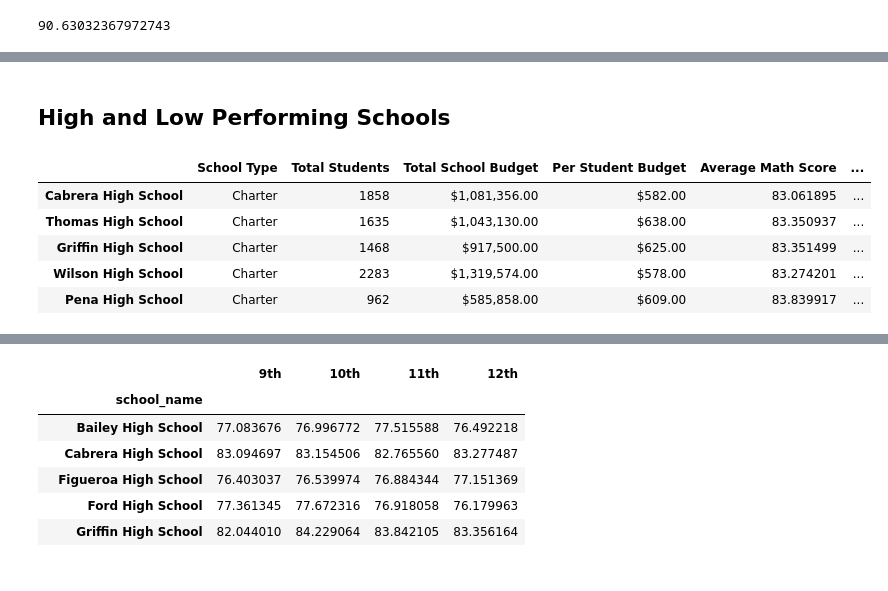
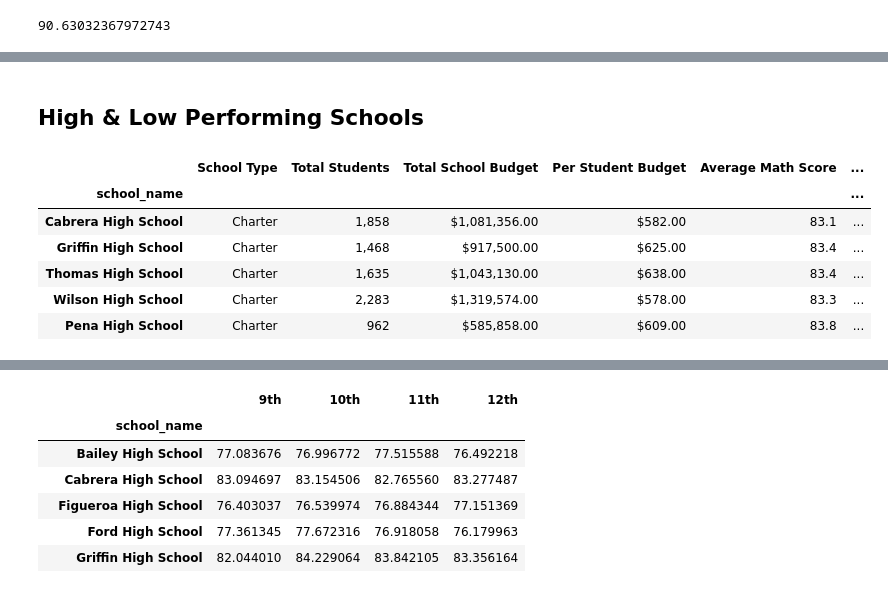
Before and after one commit to dharlerjr/School_District_Analysis, a Jupyter notebook: PyCitySchools_Challenge.ipynb, the cells around one changed output, grey strips where cells are left out. Drawn from its saved outputs; the diff is of its cells as text; code cells hidden in the pictures.

```diff
--- a/PyCitySchools_Challenge.ipynb
+++ b/PyCitySchools_Challenge.ipynb
@@ -178,22 +196,22 @@ per_school_types = school_data_df.set_index(["school_name"])["type"]
 per_school_counts = school_data_complete_df["school_name"].value_counts()
 
 # Calculate the total school budget and per capita spending
-per_school_budget = school_data_complete_df.groupby(["school_name"]).mean()["budget"]
+per_school_budget = school_data_complete_df.groupby(["school_name"])["budget"].mean()
 
 # Calculate the per capita spending.
 per_school_capita = per_school_budget / per_school_counts
 
 # Calculate the average test scores.
-per_school_math = school_data_complete_df.groupby(["school_name"]).mean()["math_score"]
-per_school_reading = school_data_complete_df.groupby(["school_name"]).mean()["reading_score"]
+per_school_math = school_data_complete_df.groupby(["school_name"])["math_score"].mean()
+per_school_reading = school_data_complete_df.groupby(["school_name"])["reading_score"].mean()
 
 # Calculate the passing scores by creating a filtered DataFrame.
 per_school_passing_math = school_data_complete_df[(school_data_complete_df["math_score"] >= 70)]
 per_school_passing_reading = school_data_complete_df[(school_data_complete_df["reading_score"] >= 70)]
 
 # Calculate the number of students passing math and passing reading by school.
-per_school_passing_math = per_school_passing_math.groupby(["school_name"]).count()["student_name"]
-per_school_passing_reading = per_school_passing_reading.groupby(["school_name"]).count()["student_name"]
+per_school_passing_math = per_school_passing_math.groupby(["school_name"])["student_name"].count()
+per_school_passing_reading = per_school_passing_reading.groupby(["school_name"])["student_name"].count()
 
 # Calculate the percentage of passing math and reading scores per school.
 per_school_passing_math = per_school_passing_math / per_school_counts * 100
@@ -357,3 +437,13 @@ per_school_summary_df
 | Thomas High School | Charter | 1635 | $1,043,130.00 | $638.00 | 83.350937 | ... |
 | Wilson High School | Charter | 2283 | $1,319,574.00 | $578.00 | 83.274201 | ... |
 | Wright High School | Charter | 1800 | $1,049,400.00 | $583.00 | 83.682222 | ... |
+# %%
+# Format remaining columns
+# per_school_summary_df["Total Students"] = per_school_summary_df["Total Students"].map("{:,}".format)
+per_school_summary_df["Average Math Score"] = per_school_summary_df["Average Math Score"].map("{:.1f}".format)
+per_school_summary_df["Average Reading Score"] = per_school_summary_df["Average Reading Score"].map("{:.1f}".format)
+per_school_summary_df["% Passing Math"] = per_school_summary_df["% Passing Math"].map("{:.1f}%".format)
+per_school_summary_df["% Passing Reading"] = per_school_summary_df["% Passing Reading"].map("{:.1f}%".format)
+per_school_summary_df["% Overall Passing"] = per_school_summary_df["% Overall Passing"].map("{:.1f}%".format)
+
+per_school_summary_df
@@ -360,14 +471,14 @@ per_school_summary_df
 # %% [markdown]
-## High and Low Performing Schools
+## High & Low Performing Schools
 # %%
 # Sort and show top five schools.
-top_schools = per_school_summary_df.sort_values(["% Overall Passing"], ascending=False)
-
-top_schools.head()
+top_schools = per_school_summary_df.sort_values(["% Overall Passing"], ascending=False).head()
+top_schools
 # %% [output]
 |  | School Type | Total Students | Total School Budget | Per Student Budget | Average Math Score | ... |
-| Cabrera High School | Charter | 1858 | $1,081,356.00 | $582.00 | 83.061895 | ... |
-| Thomas High School | Charter | 1635 | $1,043,130.00 | $638.00 | 83.350937 | ... |
-| Griffin High School | Charter | 1468 | $917,500.00 | $625.00 | 83.351499 | ... |
-| Wilson High School | Charter | 2283 | $1,319,574.00 | $578.00 | 83.274201 | ... |
-| Pena High School | Charter | 962 | $585,858.00 | $609.00 | 83.839917 | ... |
+| school_name |  |  |  |  |  | ... |
+| Cabrera High School | Charter | 1,858 | $1,081,356.00 | $582.00 | 83.1 | ... |
+| Griffin High School | Charter | 1,468 | $917,500.00 | $625.00 | 83.4 | ... |
+| Thomas High School | Charter | 1,635 | $1,043,130.00 | $638.00 | 83.4 | ... |
+| Wilson High School | Charter | 2,283 | $1,319,574.00 | $578.00 | 83.3 | ... |
+| Pena High School | Charter | 962 | $585,858.00 | $609.00 | 83.8 | ... |
```
Also changed, not shown: parts of 31 cells of this notebook, 40 other files.
